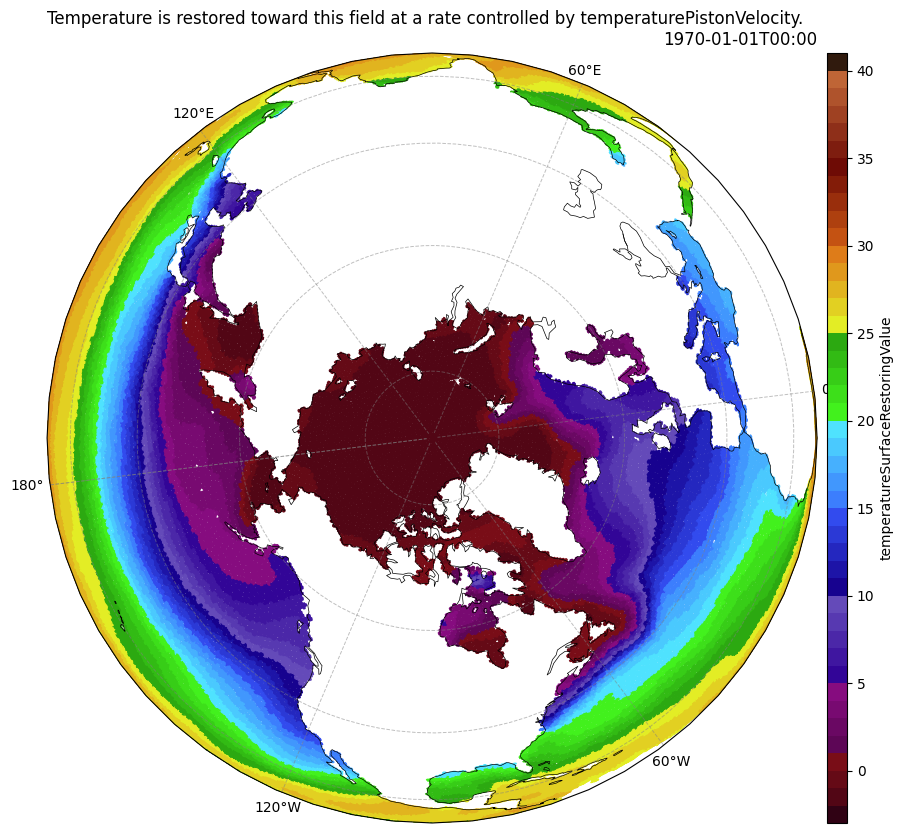
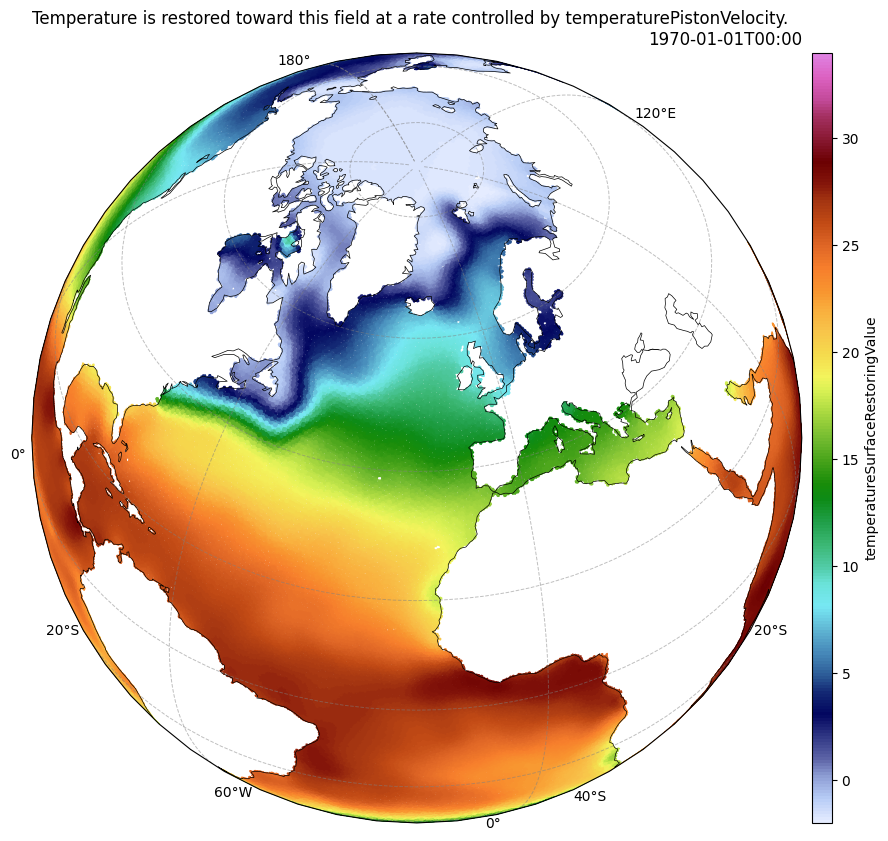
Unified diff of the notebook cell whose output changed from the first chart to the second:
--- before
+++ after
@@ -1,3 +1,3 @@
 var1 = 'temperatureSurfaceRestoringValue'
-cmap, norm = escmap("noaa_sst", units=dta[var1].attrs['units'])
-mpasd.show(dta, var_name = var1, crs=ccrs.Orthographic(central_longitude=-97, central_latitude=90), cmap = cmap, norm = norm, figsize = (10, 10))
+cmap, norm = escmap("eerie_temp", units=dta[var1].attrs['units'])
+mpasd.show(dta, var_name = var1, crs=ccrs.Orthographic(central_longitude=-20, central_latitude=45), cmap = cmap, norm = norm, figsize = (10, 10))

Commit: updated notebooks